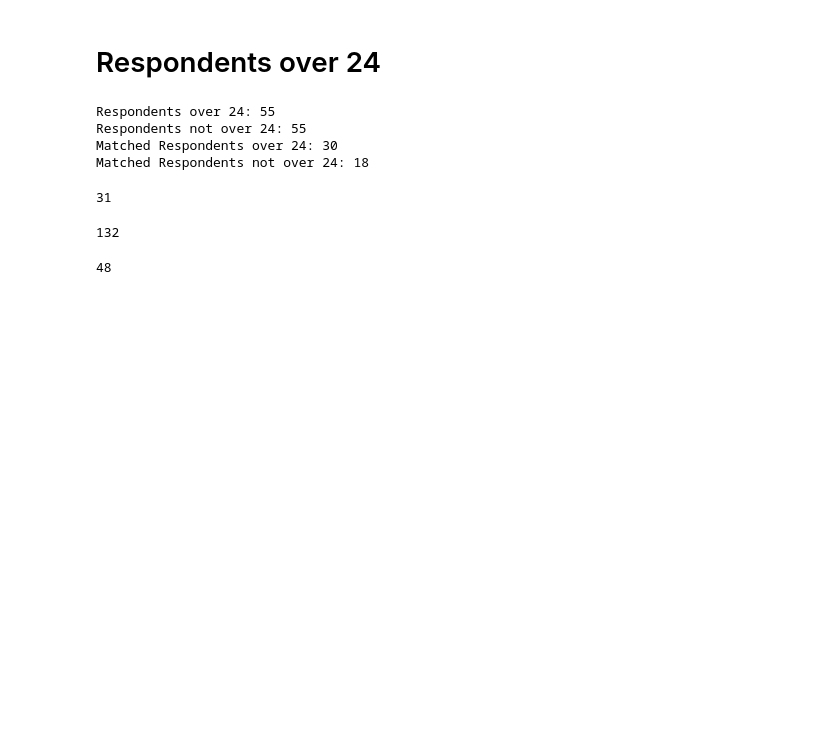
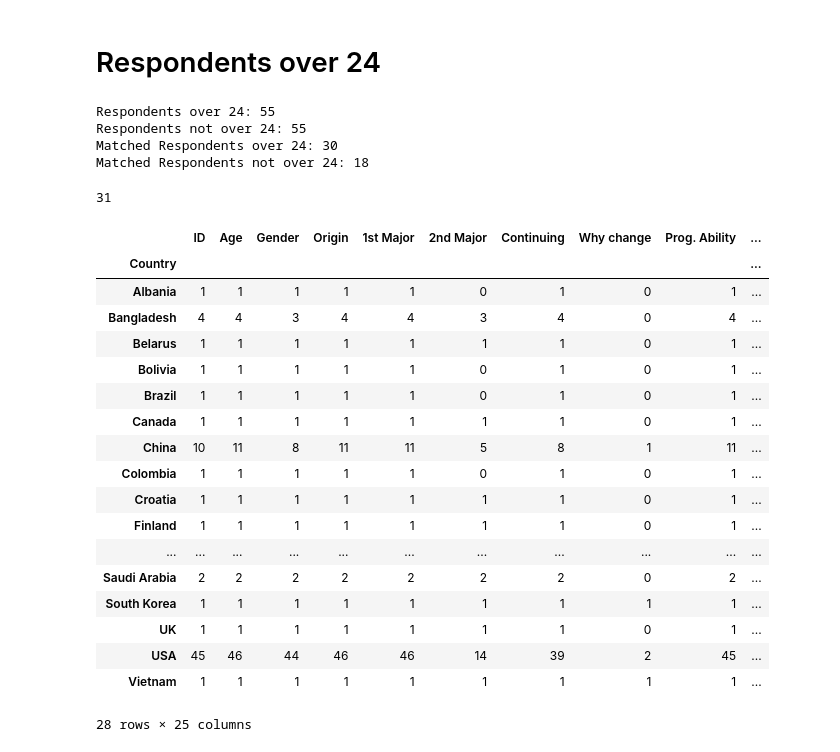
Before and after one commit to cmacdonell/hopper2016, a Jupyter notebook: Hopper_analysis.ipynb, the cells around one changed output. Cells and saved outputs as stored; diff of their text form; code cells hidden in the pictures; blank space fills up the shorter version.

Commit message:
Add country count

```diff
--- a/Hopper_analysis.ipynb
+++ b/Hopper_analysis.ipynb
@@ -667,11 +667,25 @@ Matched Respondents not over 24: 18
 df_all[(df_all['Months experience'] > 24) & (df_all['Age'] == "> 24")].shape[0]
 # %% [output]
 31
-# %%
-df_all.shape[0]
-# %% [output]
-132
-# %%
-df_matched.shape[0]
-# %% [output]
-48
+# %%
+df_all.groupby('Country').count()
+# %% [output]
+|  | ID | Age | Gender | Origin | 1st Major | 2nd Major | Continuing | Why change | Prog. Ability | ... |
+| Country |  |  |  |  |  |  |  |  |  | ... |
+| Albania | 1 | 1 | 1 | 1 | 1 | 0 | 1 | 0 | 1 | ... |
+| Bangladesh | 4 | 4 | 3 | 4 | 4 | 3 | 4 | 0 | 4 | ... |
+| Belarus | 1 | 1 | 1 | 1 | 1 | 1 | 1 | 0 | 1 | ... |
+| Bolivia | 1 | 1 | 1 | 1 | 1 | 0 | 1 | 0 | 1 | ... |
+| Brazil | 1 | 1 | 1 | 1 | 1 | 0 | 1 | 0 | 1 | ... |
+| Canada | 1 | 1 | 1 | 1 | 1 | 1 | 1 | 0 | 1 | ... |
+| China | 10 | 11 | 8 | 11 | 11 | 5 | 8 | 1 | 11 | ... |
+| Colombia | 1 | 1 | 1 | 1 | 1 | 0 | 1 | 0 | 1 | ... |
+| Croatia | 1 | 1 | 1 | 1 | 1 | 1 | 1 | 0 | 1 | ... |
+| Finland | 1 | 1 | 1 | 1 | 1 | 1 | 1 | 0 | 1 | ... |
+| ... | ... | ... | ... | ... | ... | ... | ... | ... | ... | ... |
+| Saudi Arabia | 2 | 2 | 2 | 2 | 2 | 2 | 2 | 0 | 2 | ... |
+| South Korea | 1 | 1 | 1 | 1 | 1 | 1 | 1 | 1 | 1 | ... |
+| UK | 1 | 1 | 1 | 1 | 1 | 1 | 1 | 0 | 1 | ... |
+| USA | 45 | 46 | 44 | 46 | 46 | 14 | 39 | 2 | 45 | ... |
+| Vietnam | 1 | 1 | 1 | 1 | 1 | 1 | 1 | 1 | 1 | ... |
+28 rows × 25 columns
```
Also changed, not shown: parts of 1 cell of this notebook.
